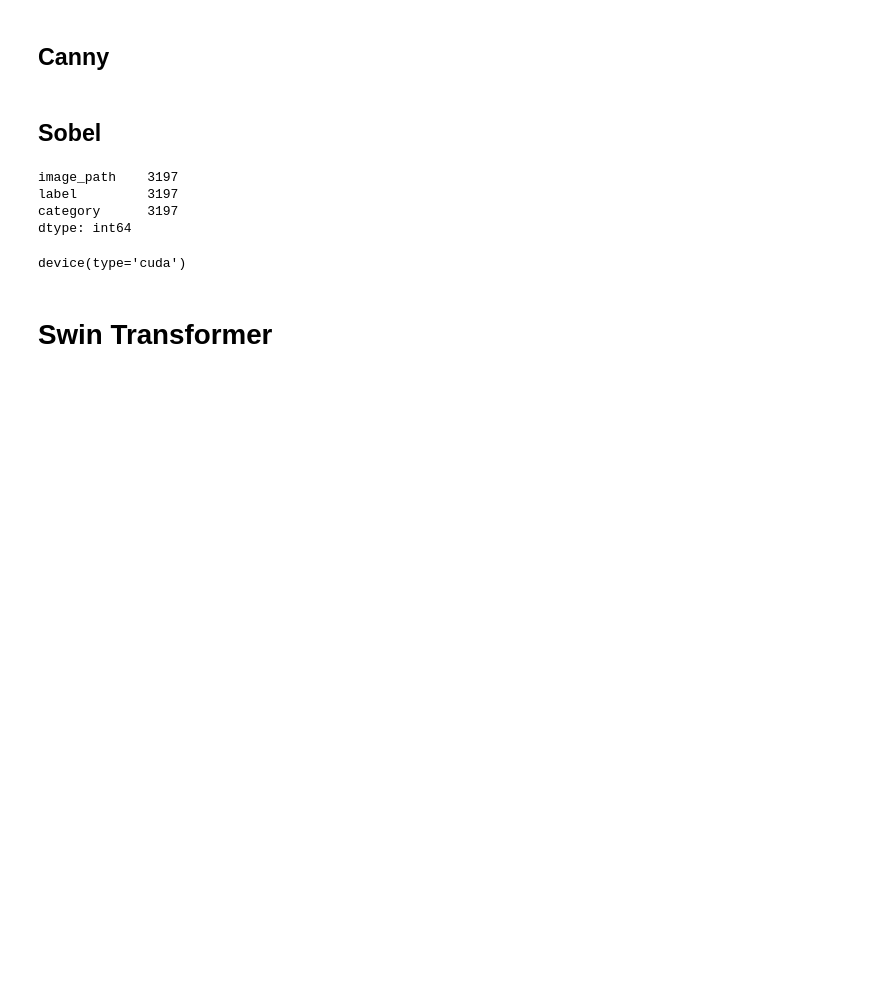
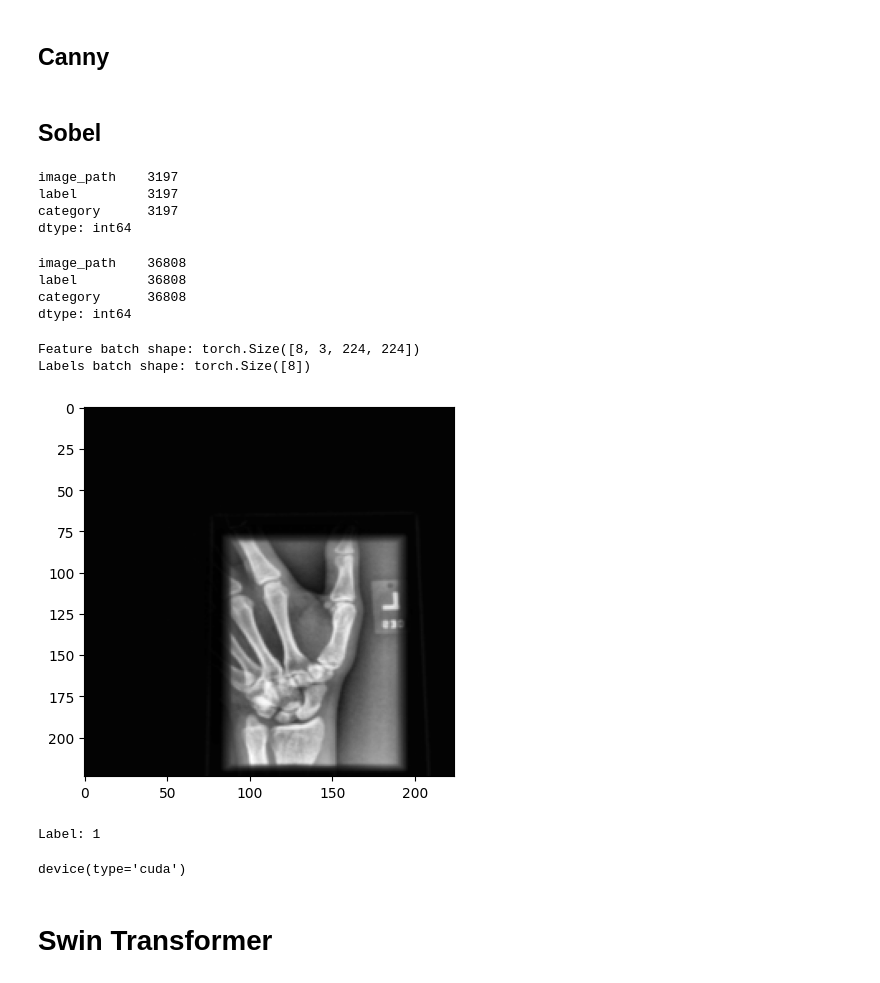
Before and after one commit to HamadALshabanah/Bone-type-fracture-detection, a Jupyter notebook: ViT_Mura_v_3.ipynb, the cells around one changed output. Saved outputs shown, nothing was run; the diff lists cells and outputs as text; code cells hidden in the pictures; blank space fills up the shorter version.

```diff
--- a/ViT_Mura_v_3.ipynb
+++ b/ViT_Mura_v_3.ipynb
@@ -201,43 +212,61 @@ image_path    3197
 label         3197
 category      3197
 dtype: int64
+# %%
+df_train_images_paths.count()
+# %% [output]
+image_path    36808
+label         36808
+category      36808
+dtype: int64
 # %%
 from torch.utils.data import DataLoader
 from torchvision.transforms import v2
 
-batchsize = 12
+batchsize = 8
 transform = transforms.Compose([
-    v2.RandomHorizontalFlip(p=1),
+    v2.RandomHorizontalFlip(p=0.5),
     v2.Resize((224, 224)),
     v2.ToTensor(),
 ])
+
+val_transform = v2.Compose([
+    v2.Resize((224, 224)),
+    v2.ToTensor(),
+])
+
 Mura_transform = MuraDataset(df_train_images_paths["image_path"], df_train_images_paths["label"], transform=transform,device='cuda')
 train_loader = DataLoader(Mura_transform, batch_size=batchsize, shuffle=True)
-Mura_transform_valid = MuraDataset(df_valid_data_paths["image_path"], df_valid_data_paths["label"], transform=transform,device='cuda')
+Mura_transform_valid = MuraDataset(df_valid_data_paths["image_path"], df_valid_data_paths["label"], transform=val_transform,device='cuda')
 valid_loader = DataLoader(Mura_transform_valid, batch_size=batchsize)
 # %%
 # Display image and label.
-train_features, train_labels = next(iter(valid_loader))
+train_features, train_labels = next(iter(train_loader))
 print(f"Feature batch shape: {train_features.size()}")
 print(f"Labels batch shape: {train_labels.size()}")
 
 # Select a single image from the batch.
-img = train_features[6]
+img = train_features[0]
 
 # Select one channel (e.g., the first channel).
-img_channel1 = img[0].cpu().numpy()
+img_channel1 = img[1].cpu().numpy()
 
 # Display the selected channel.
 plt.imshow(img_channel1, cmap="gray")
 plt.show()
 
 # Alternatively, you can display the second channel
 # img_channel2 = img[1].cpu().numpy()
 # plt.imshow(img_channel2, cmap="gray")
 # plt.show()
 
 label = train_labels[0]
 print(f"Label: {label}")
+# %% [output]
+Feature batch shape: torch.Size([8, 3, 224, 224])
+Labels batch shape: torch.Size([8])
+[figure, added]
+Label: 1
 # %%
 # %pip install timm
 # %%
```
Also changed, not shown: parts of 17 cells of this notebook, 2 other files.
